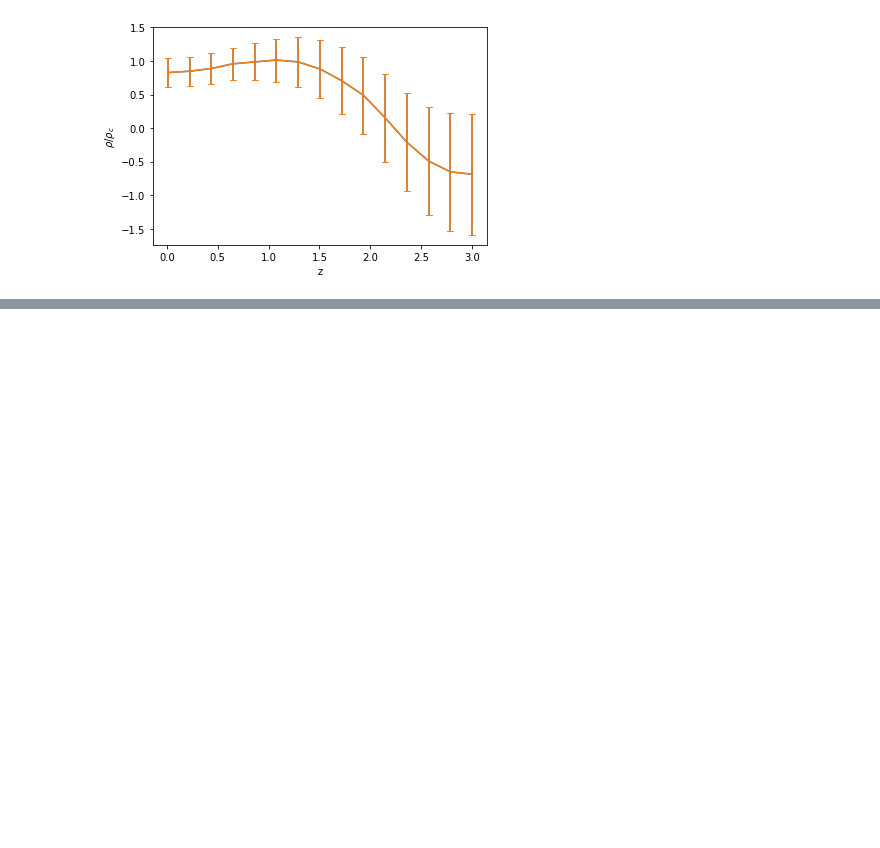
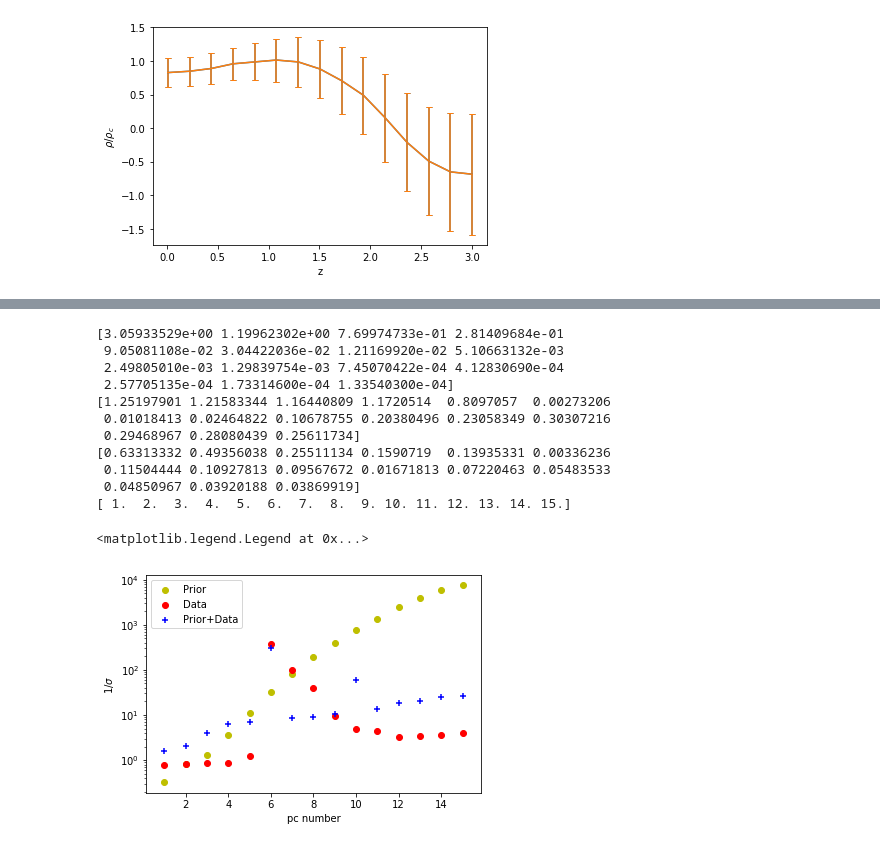
Before and after one commit to la-escamilla/codigos, a Jupyter notebook: PCA.ipynb, the cells around one changed output, grey strips where cells are left out. Saved outputs shown, nothing was run; the diff lists cells and outputs as text; code cells hidden in the pictures; blank space fills up the shorter version.

```diff
--- a/PCA.ipynb
+++ b/PCA.ipynb
@@ -999,0 +997,67 @@ matrix([[4.88185656e-03, 3.96531543e-03, 2.47976220e-03, 1.50102728e-03,
+# %%
+#viendo los eigenvalores de los 15 escalones con prior flotante para ver como varian con y sin datos
+#aqui ya puse para borrar los primeros 3 elementos de la matriz, los correspondientes a h,Om,Obh2
+
+import numpy as np
+import matplotlib.pyplot as plt
+
+
+n_pca = 18
+n_erase = 3
+file_root = u'C:\\Users\\52811\\cosas_python\\SimpleMC-master\\chains_zhao\\'
+
+
+
+#matriz_cov = np.loadtxt(file_root+'rho_tanh20_phy_rho_corr+HD+SN+CBAO+Planck_nested_dynesty_multi_cov.txt')
+matriz_cov = np.loadtxt(file_root+'rho_nodal_phy_rho_corr_nested_dynesty_multi_cov.txt')
+matriz_cov = np.matrix(matriz_cov)
+matriz_cov = np.delete(np.delete(matriz_cov, range(n_erase),axis=1),range(n_erase),axis=0)
+sigma_corr = np.linalg.eig(matriz_cov)[0]
+
+#matriz_cov2 = np.loadtxt(file_root+'rho_tanh20_phy_rho_corr+HD+SN+CBAO+Planck_nested_dynesty_multi_cov.txt')
+matriz_cov2 = np.loadtxt(file_root+'rho_tanh15_phy_CBAO+HD+SN_nested_dynesty_multi_cov.txt')
+matriz_cov2 = np.matrix(matriz_cov2)
+matriz_cov2 = np.delete(np.delete(matriz_cov2, range(n_erase),axis=1),range(n_erase),axis=0)
+sigma_corr2 = np.linalg.eig(matriz_cov2)[0]
+
+#matriz_cov3 = np.loadtxt(file_root+'rho_tanh20_phy_rho_corr+HD+SN+CBAO+Planck_nested_dynesty_multi_cov.txt')
+matriz_cov3 = np.loadtxt(file_root+'rho_tanh15_eta0_distinct_phy_rho_corr+CBAO+HD+SN_nested_dynesty_multi_cov.txt')
+#matriz_cov3 = np.loadtxt(file_root+'rho_tanh15_phy_rho_corr+CBAO+HD+SN_nested_dynesty_multi_cov.txt')
+matriz_cov3 = np.matrix(matriz_cov3)
+matriz_cov3 = np.delete(np.delete(matriz_cov3, range(n_erase),axis=1),range(n_erase),axis=0)
+sigma_corr3 = np.linalg.eig(matriz_cov3)[0]
+
+
+n_pca -= n_erase
+z = np.linspace(1,n_pca,n_pca)
+
+print sigma_corr
+print sigma_corr2
+print sigma_corr3
+print z
+
+#plt.rc('text', usetex=False)
+
+plt.scatter(z,1/sigma_corr, c='y')
+plt.scatter(z,1/sigma_corr2, c='r')
+plt.scatter(z,1/sigma_corr3, marker='+', c='b')
+plt.yscale('log')
+
+plt.ylabel(r'1/$\sigma$')
+plt.xlabel('pc number')
+plt.legend(('Prior','Data','Prior+Data'))
+#plt.savefig('pc_modes_data+prior.pdf')
+# %% [output]
+[3.05933529e+00 1.19962302e+00 7.69974733e-01 2.81409684e-01
+ 9.05081108e-02 3.04422036e-02 1.21169920e-02 5.10663132e-03
+ 2.49805010e-03 1.29839754e-03 7.45070422e-04 4.12830690e-04
+ 2.57705135e-04 1.73314600e-04 1.33540300e-04]
+[1.25197901 1.21583344 1.16440809 1.1720514  0.8097057  0.00273206
+ 0.01018413 0.02464822 0.10678755 0.20380496 0.23058349 0.30307216
+ 0.29468967 0.28080439 0.25611734]
+[0.63313332 0.49356038 0.25511134 0.1590719  0.13935331 0.00336236
+ 0.11504444 0.10927813 0.09567672 0.01671813 0.07220463 0.05483533
+ 0.04850967 0.03920188 0.03869919]
+[ 1.  2.  3.  4.  5.  6.  7.  8.  9. 10. 11. 12. 13. 14. 15.]
+<matplotlib.legend.Legend at 0x...>
+[figure, added]
```
Also changed, not shown: parts of 17 cells of this notebook, 10 other files.
